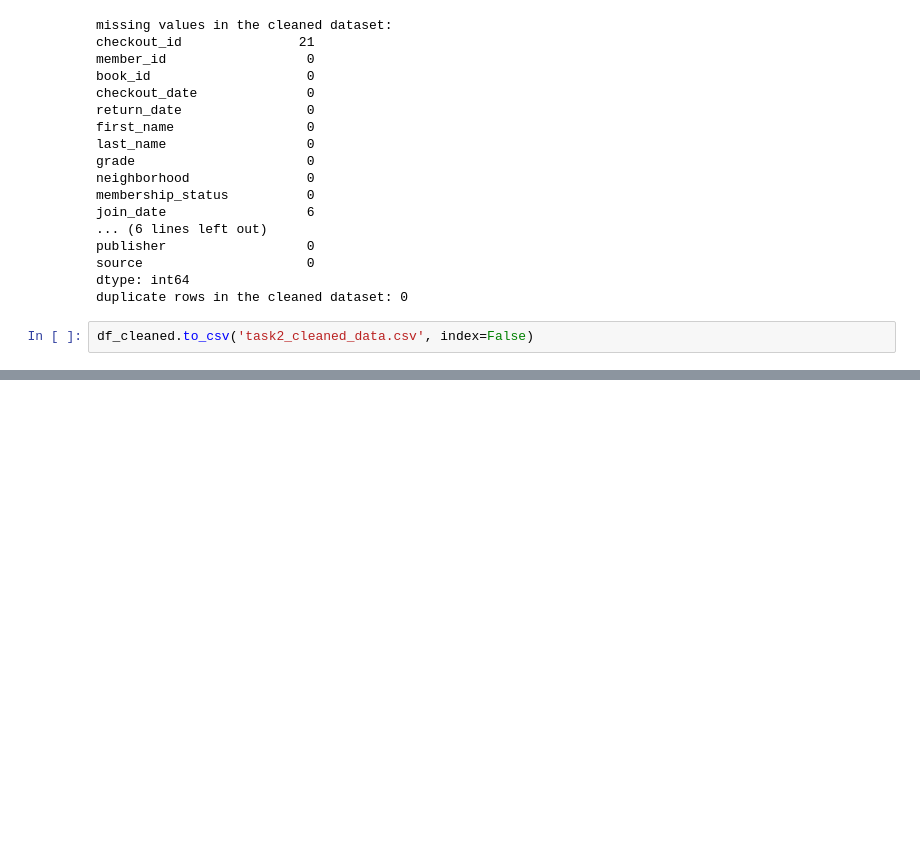
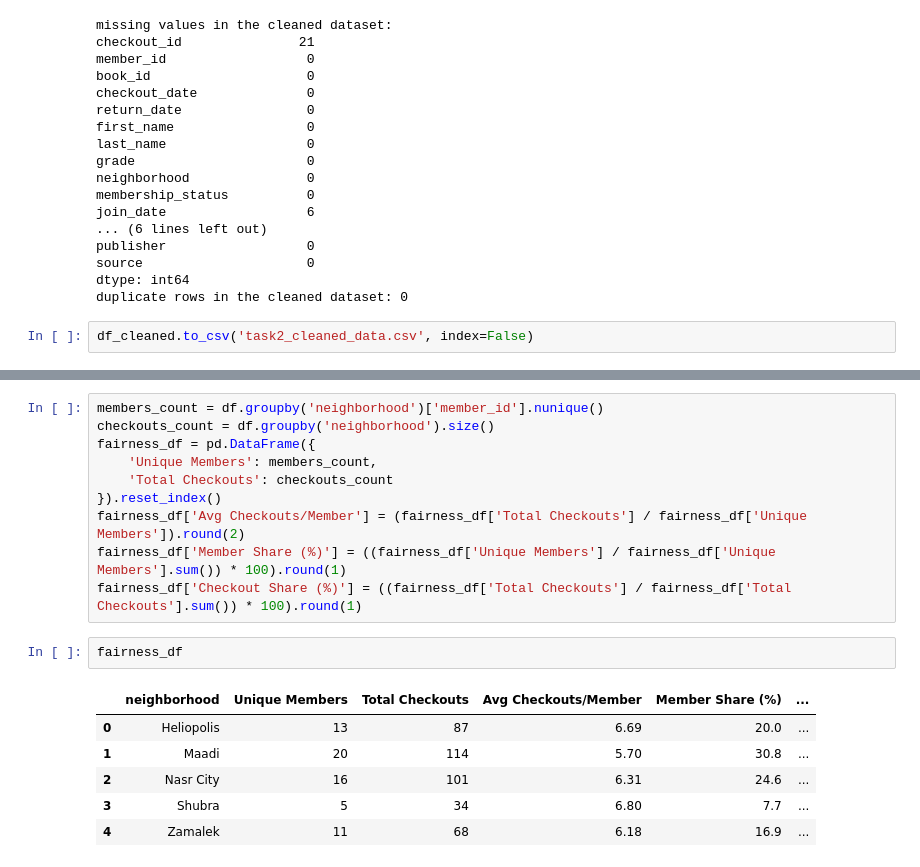
Before and after one commit to mohamed50mostafa/project-L3, a Jupyter notebook: main.ipynb, the cells around one changed output, grey strips where cells are left out. Drawn from its saved outputs; the diff is of its cells as text; blank space fills up the shorter version.

```diff
--- a/main.ipynb
+++ b/main.ipynb
@@ -332,0 +343,19 @@ df_cleaned.to_csv('task2_cleaned_data.csv', index=False)
+# %%
+members_count = df.groupby('neighborhood')['member_id'].nunique()
+checkouts_count = df.groupby('neighborhood').size()
+fairness_df = pd.DataFrame({
+    'Unique Members': members_count,
+    'Total Checkouts': checkouts_count
+}).reset_index()
+fairness_df['Avg Checkouts/Member'] = (fairness_df['Total Checkouts'] / fairness_df['Unique Members']).round(2)
+fairness_df['Member Share (%)'] = ((fairness_df['Unique Members'] / fairness_df['Unique Members'].sum()) * 100).round(1)
+fairness_df['Checkout Share (%)'] = ((fairness_df['Total Checkouts'] / fairness_df['Total Checkouts'].sum()) * 100).round(1)
+# %%
+fairness_df
+# %% [output]
+|  | neighborhood | Unique Members | Total Checkouts | Avg Checkouts/Member | Member Share (%) | ... |
+| 0 | Heliopolis | 13 | 87 | 6.69 | 20.0 | ... |
+| 1 | Maadi | 20 | 114 | 5.70 | 30.8 | ... |
+| 2 | Nasr City | 16 | 101 | 6.31 | 24.6 | ... |
+| 3 | Shubra | 5 | 34 | 6.80 | 7.7 | ... |
+| 4 | Zamalek | 11 | 68 | 6.18 | 16.9 | ... |
```
Also changed, not shown: parts of 2 cells of this notebook, 2 other files.
